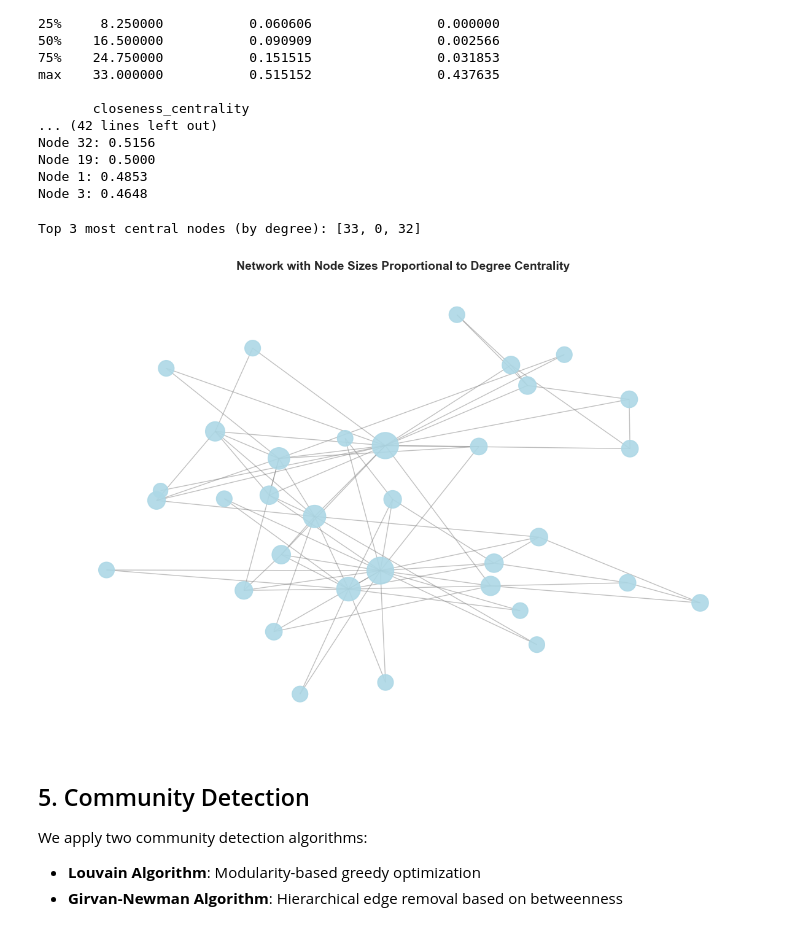
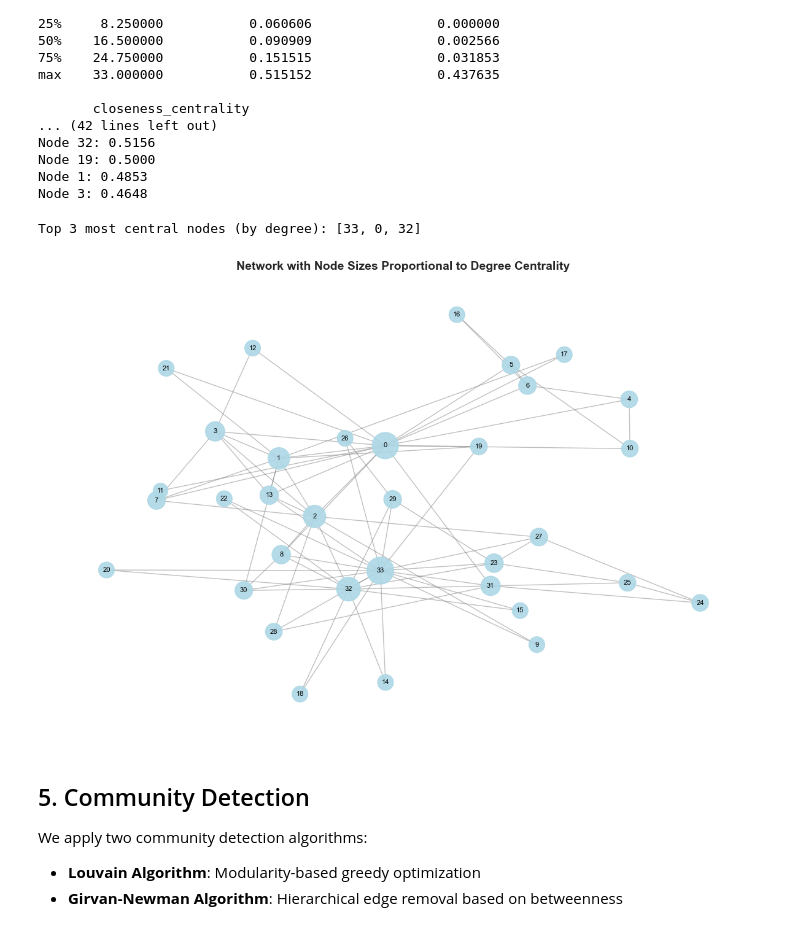
Before and after one commit to DZIMDZEM/social_media_analysis, a Jupyter notebook: notebooks/project_analysis.ipynb, the cells around one changed output. Drawn from its saved outputs; the diff is of its cells as text; code cells hidden in the pictures.

```diff
--- a/notebooks/project_analysis.ipynb
+++ b/notebooks/project_analysis.ipynb
@@ -191,19 +191,21 @@ from utils import normalize_dict
 degree_norm = normalize_dict(degree_dict)
 node_sizes = {node: 300 + degree_norm[node] * 700 for node in G.nodes()}
 # %%
-# Visualize network with node sizes proportional to degree centrality
-fig, ax, pos = plot_network(G, node_sizes=node_sizes,
-                             title="Network with Node Sizes Proportional to Degree Centrality",
-                             node_labels=False)
+fig, ax, pos = plot_network(
+    G,
+    node_sizes=node_sizes,
+    title="Network with Node Sizes Proportional to Degree Centrality",
+    node_labels={node: node for node in G.nodes()}  # show node numbers
+)
 
 # Highlight top 3 most central nodes by degree
 top_3_nodes = [node for node, _ in top_degree[:3]]
 print(f"Top 3 most central nodes (by degree): {top_3_nodes}")
 
 plt.show()
 # %% [output]
 Top 3 most central nodes (by degree): [33, 0, 32]
-[figure, old version]
+[figure, new version]
 # %% [markdown]
 ## 5. Community Detection
 
```
Also changed, not shown: parts of 11 cells of this notebook.
